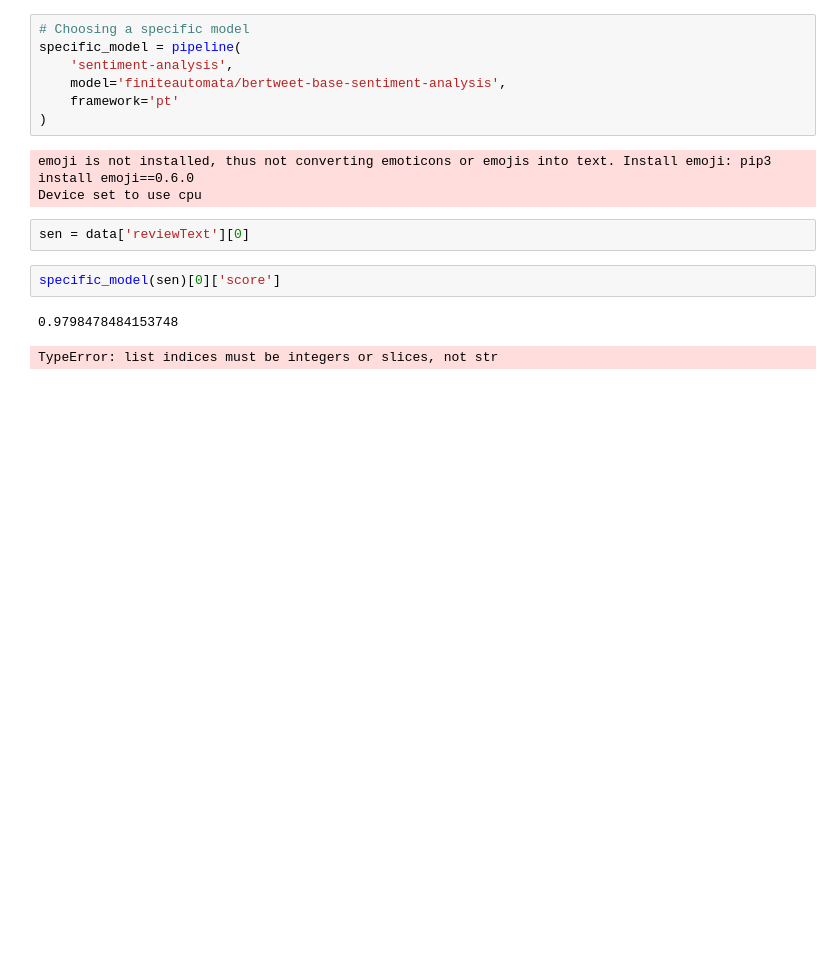
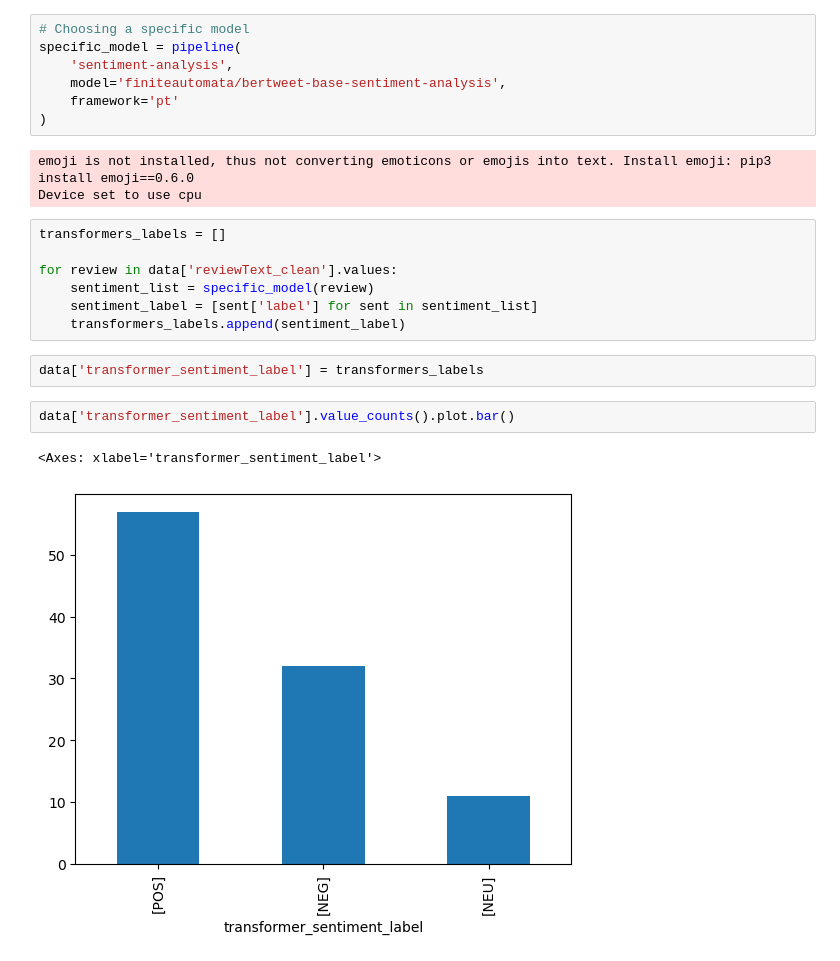
Before and after one commit to SA-30/ai_projects, a Jupyter notebook: Notebooks/sentiment_analysis.ipynb, the cells around one changed output. Drawn from its saved outputs; the diff is of its cells as text; blank space fills up the shorter version.

Commit message:
transformers senti analy

```diff
--- a/Notebooks/sentiment_analysis.ipynb
+++ b/Notebooks/sentiment_analysis.ipynb
@@ -199,11 +199,16 @@ specific_model = pipeline(
 emoji is not installed, thus not converting emoticons or emojis into text. Install emoji: pip3 install emoji==0.6.0
 Device set to use cpu
 # %%
-sen = data['reviewText'][0]
+transformers_labels = []
+
+for review in data['reviewText_clean'].values:
+    sentiment_list = specific_model(review)
+    sentiment_label = [sent['label'] for sent in sentiment_list]
+    transformers_labels.append(sentiment_label)
 # %%
-specific_model(sen)[0]['score']
+data['transformer_sentiment_label'] = transformers_labels
-# %% [output]
-0.9798478484153748
 # %%
+data['transformer_sentiment_label'].value_counts().plot.bar()
 # %% [output]
-TypeError: list indices must be integers or slices, not str
+<Axes: xlabel='transformer_sentiment_label'>
+[figure, added]
```
